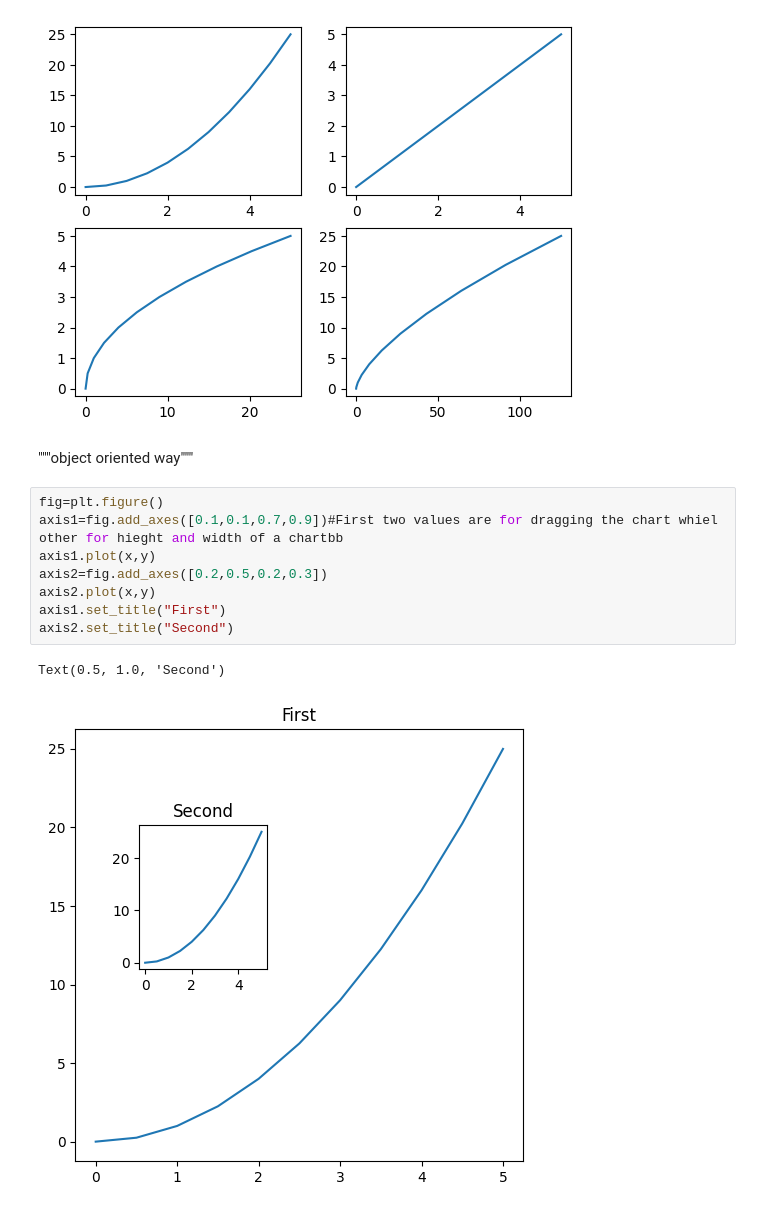
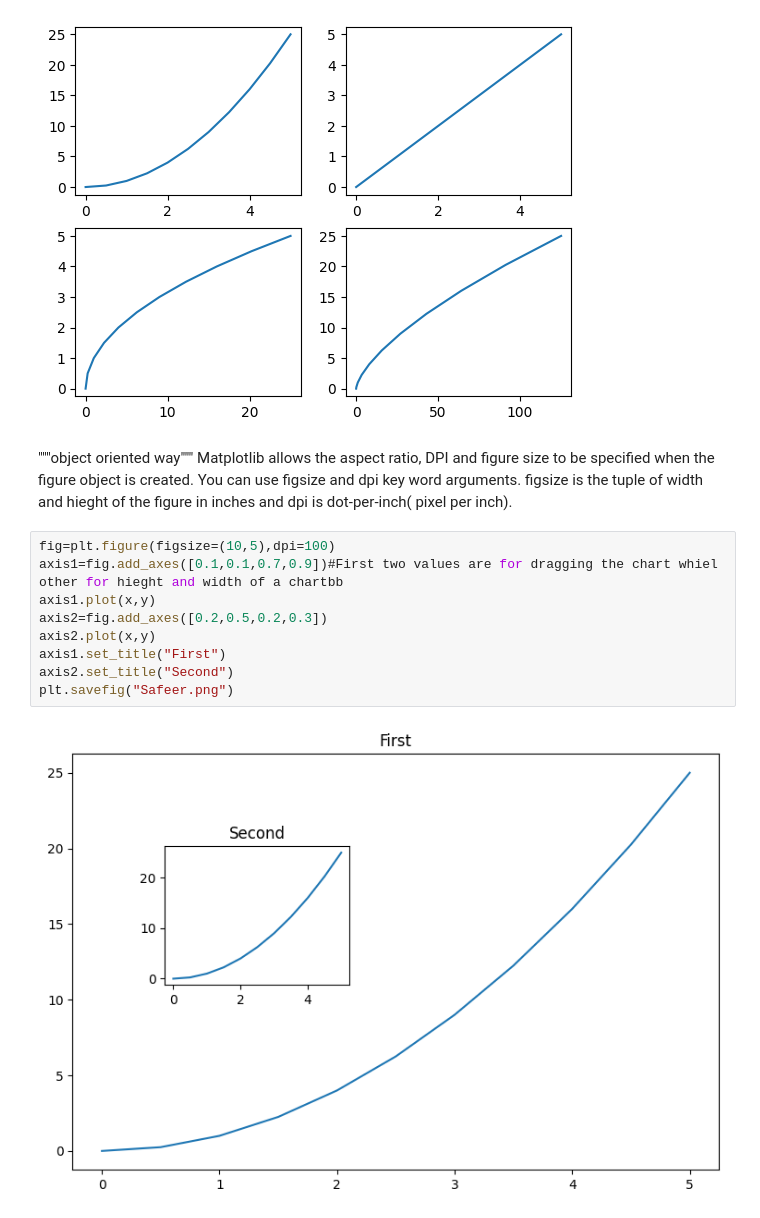
Before and after one commit to Safeer-ullah-khan/Data-Science_Safeer_khan4815, a Jupyter notebook: Libraries/Visualization/matplotlib.ipynb, the cells around one changed output. Drawn from its saved outputs; the diff is of its cells as text.

```diff
--- a/Libraries/Visualization/matplotlib.ipynb
+++ b/Libraries/Visualization/matplotlib.ipynb
@@ -39,14 +39,16 @@ plt.plot(x**3,y)
 [figure]
 # %% [markdown]
 """object oriented way"""
+Matplotlib allows the aspect ratio, DPI and figure size to be specified when the figure object is created. You can use figsize and dpi key word arguments.
+figsize is the tuple of width and hieght of the figure in inches and dpi is dot-per-inch( pixel per inch).
 # %%
-fig=plt.figure()
+fig=plt.figure(figsize=(10,5),dpi=100)
 axis1=fig.add_axes([0.1,0.1,0.7,0.9])#First two values are for dragging the chart whiel other for hieght and width of a chartbb
 axis1.plot(x,y)
 axis2=fig.add_axes([0.2,0.5,0.2,0.3])
 axis2.plot(x,y)
 axis1.set_title("First")
 axis2.set_title("Second")
+plt.savefig("Safeer.png")
 # %% [output]
-Text(0.5, 1.0, 'Second')
-[figure, old version]
+[figure, new version]
```
Also changed, not shown: parts of 11 cells of this notebook, 4 other files.
